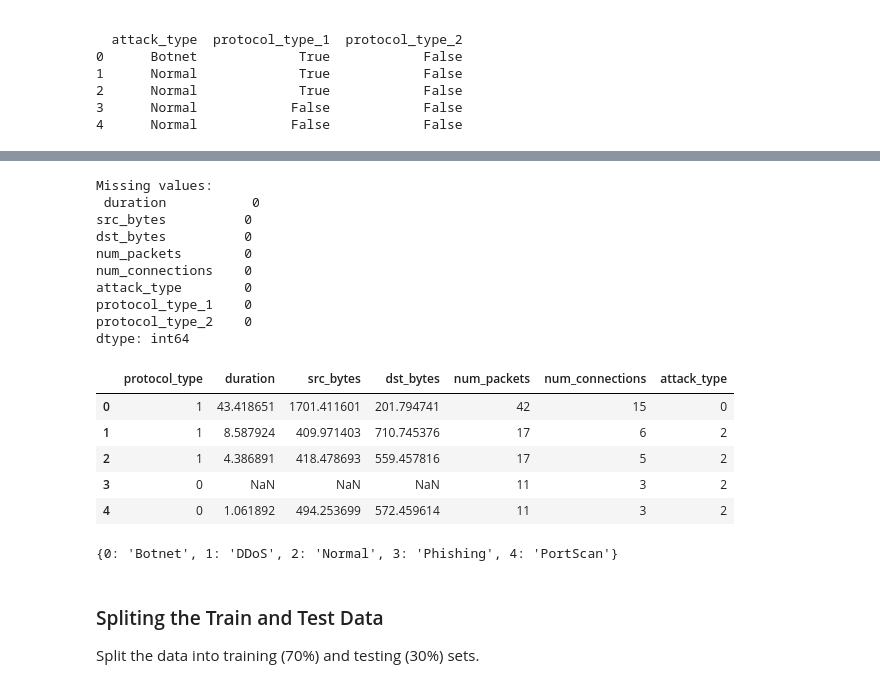
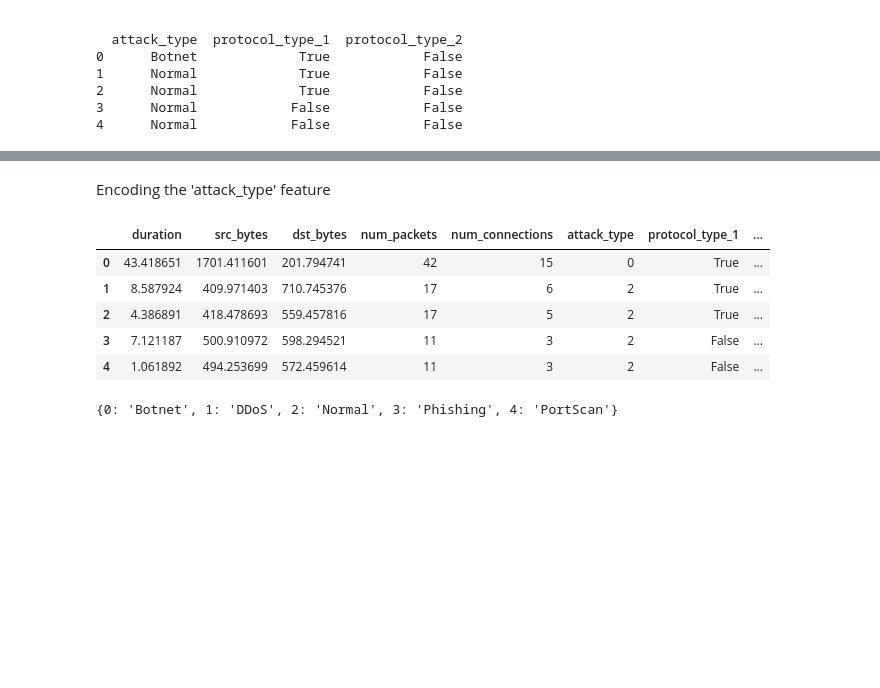
Before and after one commit to JuanTuatis/emtech-programming-assignment, a Jupyter notebook: Programming Assignment 5/Programming_Assignment_5.ipynb, the cells around one changed output, grey strips where cells are left out. Saved outputs shown, nothing was run; the diff lists cells and outputs as text; code cells hidden in the pictures; blank space fills up the shorter version.

```diff
--- a/Programming Assignment 5/Programming_Assignment_5.ipynb
+++ b/Programming Assignment 5/Programming_Assignment_5.ipynb
@@ -178,41 +168,20 @@ Name: count, dtype: int64
-# %%
-# Check if there are still missing values in the dataset
-missing_values = data_df.isnull().sum()
-print("Missing values:\n", + missing_values)
-# %% [output]
-Missing values:
- duration           0
-src_bytes          0
-dst_bytes          0
-num_packets        0
-num_connections    0
-attack_type        0
-protocol_type_1    0
-protocol_type_2    0
-dtype: int64
+# %% [markdown]
+Encoding the 'attack_type' feature
 # %%
-from sklearn.impute import SimpleImputer
-from sklearn.pipeline import make_pipeline
+from sklearn.preprocessing import LabelEncoder
 
-#* Label Encoding on the attack_type column
+# Label Encoding on the attack_type column
 enc = LabelEncoder()
-data['attack_type'] = enc.fit_transform(data['attack_type'])
-display(data.head())
-
-#* For future purposes, return original labels
-#! IMPORTANT: Run the `Load and Perform EDA` every time before running this code block. Failure to do so
-#! will return the incorrect label encodings.
+data_df['attack_type'] = enc.fit_transform(data_df['attack_type'])
+display(data_df.head())
 
 label_mapping = {index: class_label for index, class_label in enumerate(enc.classes_)}
 print(label_mapping)
 # %% [output]
-|  | protocol_type | duration | src_bytes | dst_bytes | num_packets | num_connections | attack_type |
-| 0 | 1 | 43.418651 | 1701.411601 | 201.794741 | 42 | 15 | 0 |
-| 1 | 1 | 8.587924 | 409.971403 | 710.745376 | 17 | 6 | 2 |
-| 2 | 1 | 4.386891 | 418.478693 | 559.457816 | 17 | 5 | 2 |
-| 3 | 0 | NaN | NaN | NaN | 11 | 3 | 2 |
-| 4 | 0 | 1.061892 | 494.253699 | 572.459614 | 11 | 3 | 2 |
+|  | duration | src_bytes | dst_bytes | num_packets | num_connections | attack_type | protocol_type_1 | ... |
+| 0 | 43.418651 | 1701.411601 | 201.794741 | 42 | 15 | 0 | True | ... |
+| 1 | 8.587924 | 409.971403 | 710.745376 | 17 | 6 | 2 | True | ... |
+| 2 | 4.386891 | 418.478693 | 559.457816 | 17 | 5 | 2 | True | ... |
+| 3 | 7.121187 | 500.910972 | 598.294521 | 11 | 3 | 2 | False | ... |
+| 4 | 1.061892 | 494.253699 | 572.459614 | 11 | 3 | 2 | False | ... |
 {0: 'Botnet', 1: 'DDoS', 2: 'Normal', 3: 'Phishing', 4: 'PortScan'}
-# %% [markdown]
-### Spliting the Train and Test Data
-Split the data into training (70%) and testing (30%) sets.
```
Also changed, not shown: parts of 19 cells of this notebook.
